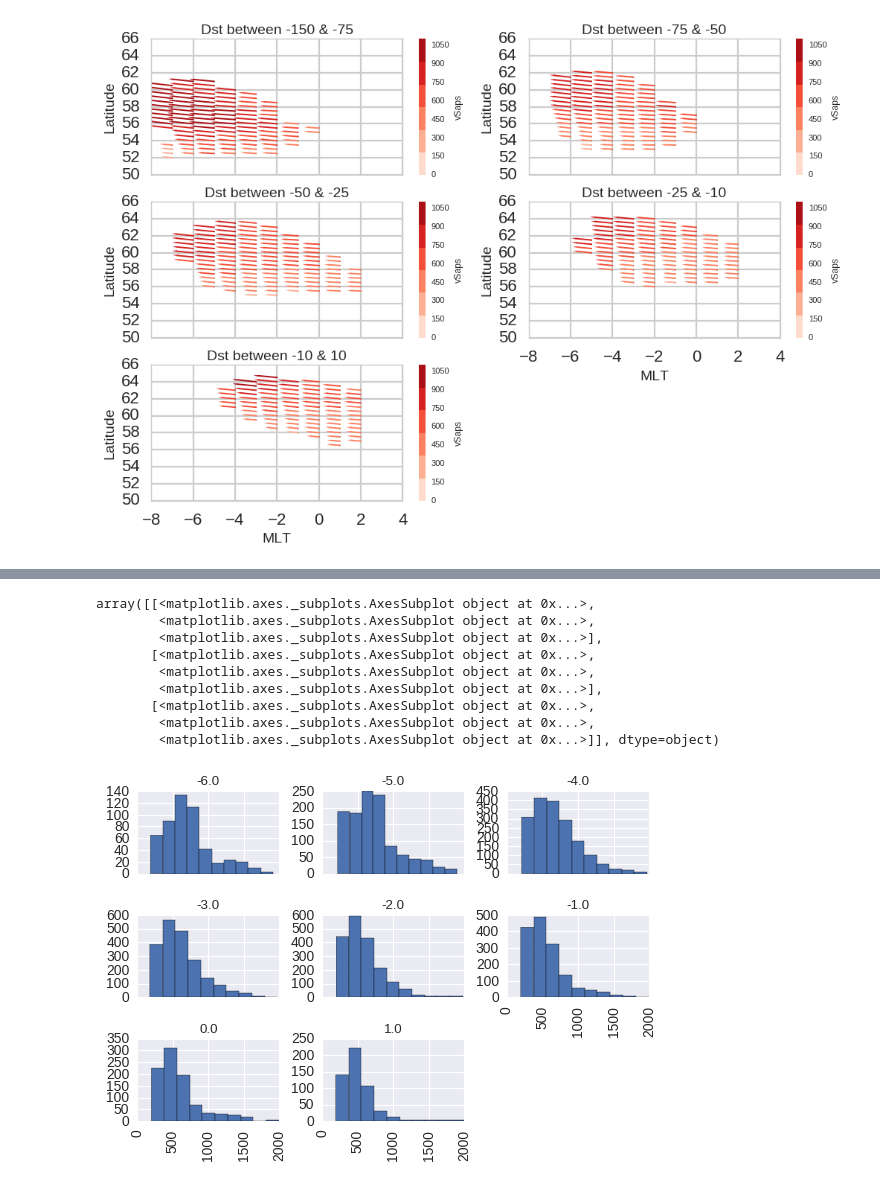
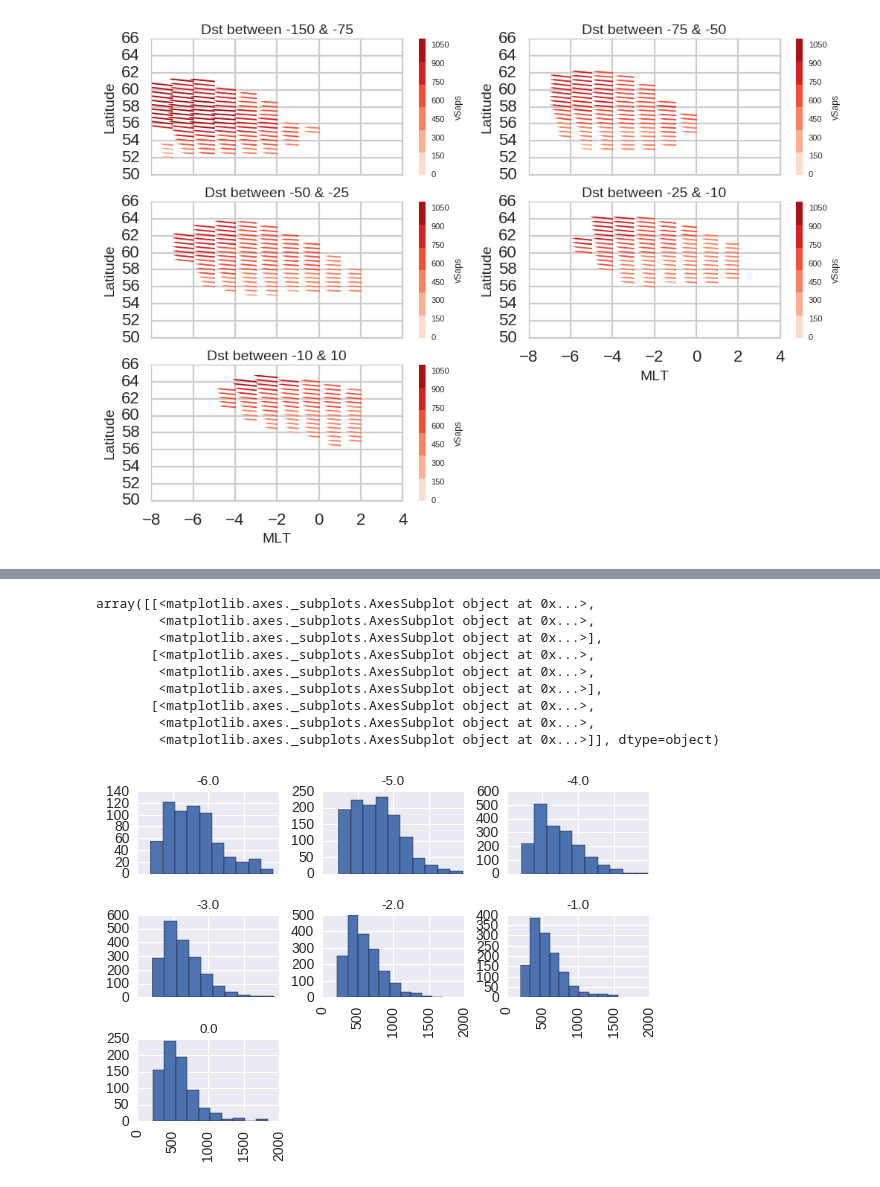
Before and after one commit to bharatreddy/vel-analys, a Jupyter notebook: ipy/vel_new_anlys.ipynb, the cells around one changed output, grey strips where cells are left out. Cells and saved outputs as stored; diff of their text form; code cells hidden in the pictures.

```diff
--- a/ipy/vel_new_anlys.ipynb
+++ b/ipy/vel_new_anlys.ipynb
@@ -417,20 +417,20 @@ array([[<matplotlib.axes._subplots.AxesSubplot object at 0x...>,
 # %%
-testDF = velGmagDF[ (velGmagDF["MLAT"] == 59.) &\
+testDF = velGmagDF[ (velGmagDF["MLAT"] == 60.) &\
                    (velGmagDF["dst_bin"] == "(-50, -25]") ][ ["vSaps", "normMLT"]\
                     ].reset_index(drop=True)
 # x = testDF.hist()
 testDF["vSaps"].hist(by=testDF["normMLT"], xlabelsize=10., ylabelsize=10., sharex=True)
 # %% [output]
 array([[<matplotlib.axes._subplots.AxesSubplot object at 0x...>,
         <matplotlib.axes._subplots.AxesSubplot object at 0x...>,
         <matplotlib.axes._subplots.AxesSubplot object at 0x...>],
        [<matplotlib.axes._subplots.AxesSubplot object at 0x...>,
         <matplotlib.axes._subplots.AxesSubplot object at 0x...>,
         <matplotlib.axes._subplots.AxesSubplot object at 0x...>],
        [<matplotlib.axes._subplots.AxesSubplot object at 0x...>,
         <matplotlib.axes._subplots.AxesSubplot object at 0x...>,
         <matplotlib.axes._subplots.AxesSubplot object at 0x...>]], dtype=object)
-[figure, old version]
+[figure, new version]
 # %%
 testDF = velGmagDF[ (velGmagDF["normMLT"] == -4.) &\
                    (velGmagDF["dst_bin"] == "(-50, -25]") ][ ["vSaps", "MLAT"]\
```
Also changed, not shown: parts of 1 cell of this notebook, 4 other files.
